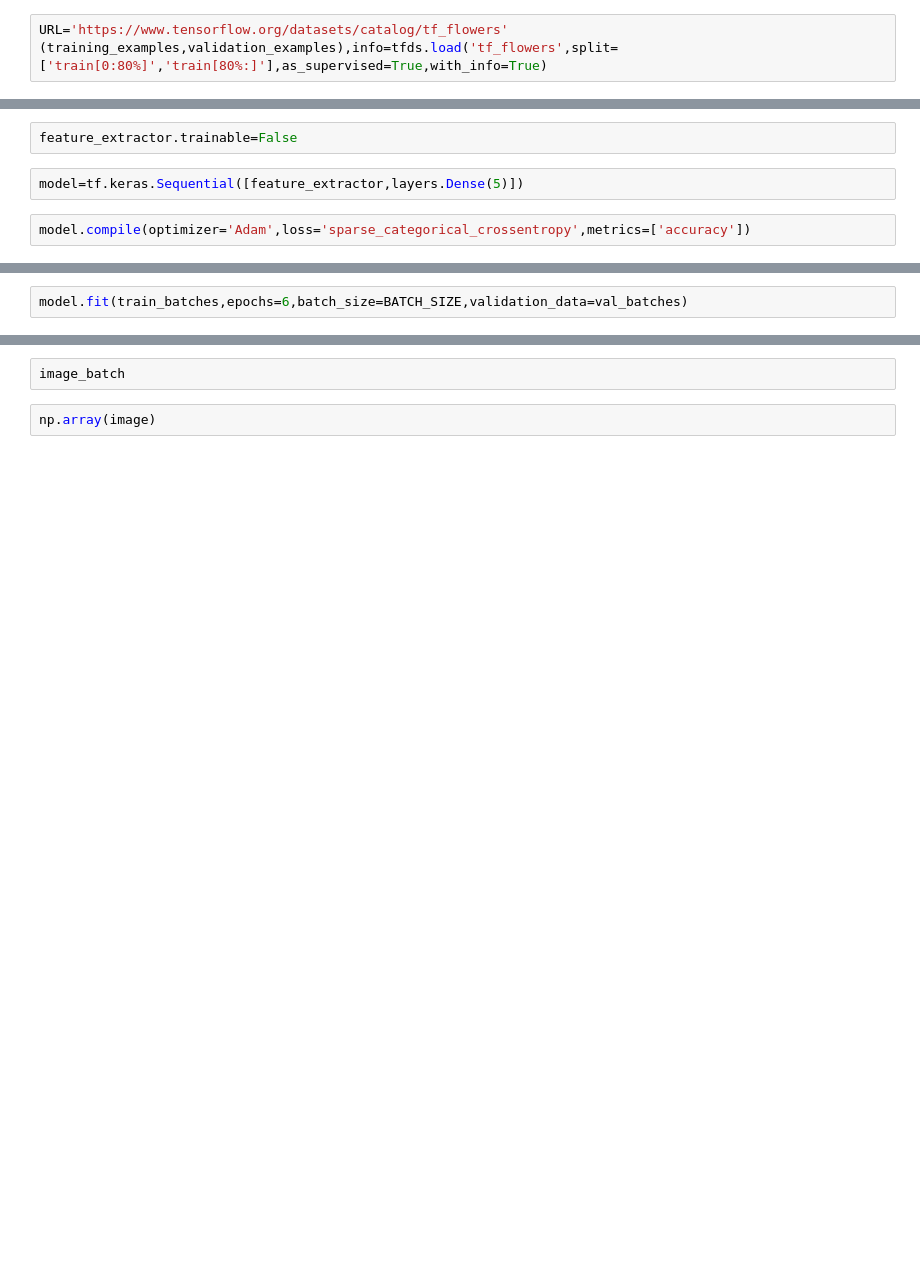
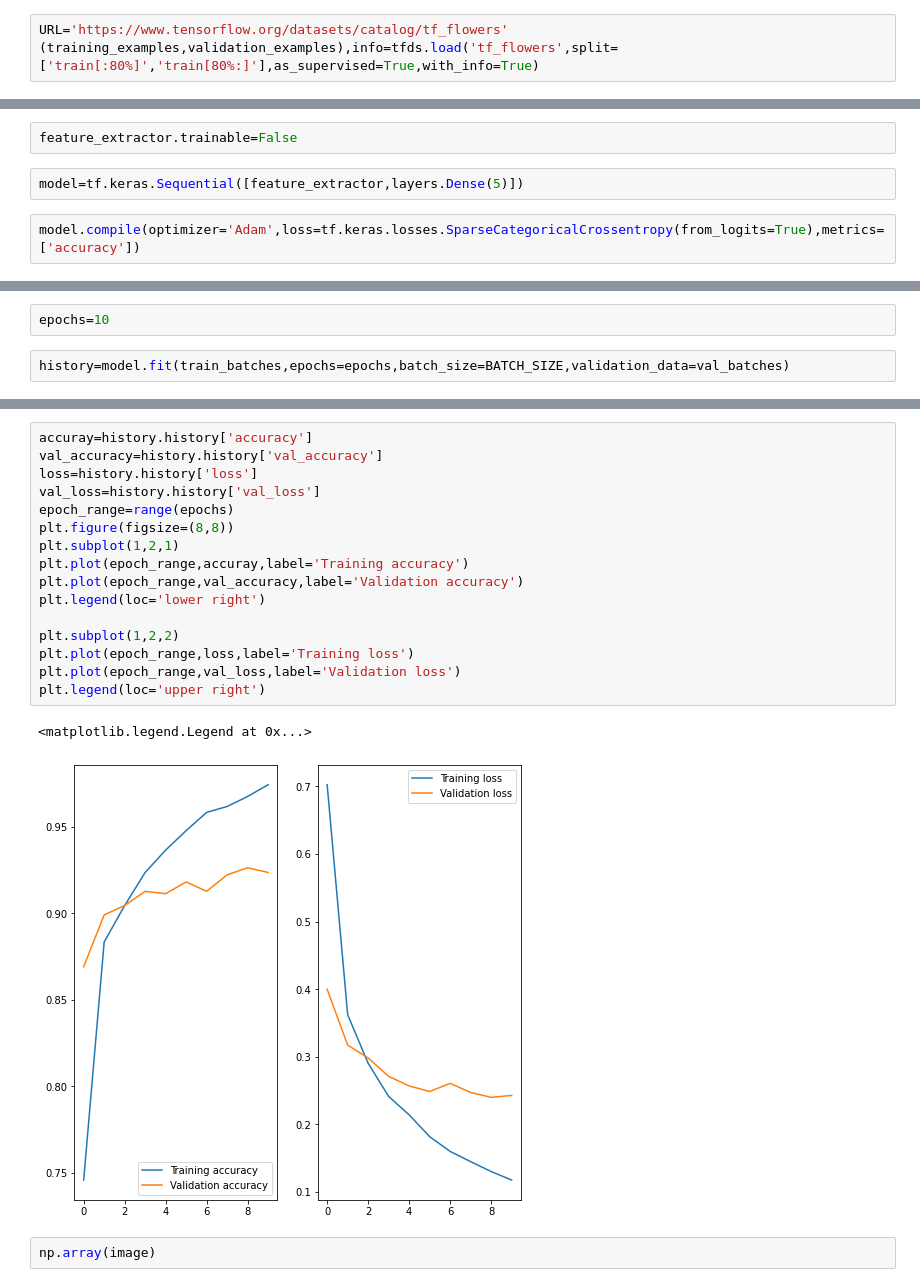
Before and after one commit to venkat2ram/Keras-and-Tensorflow, a Jupyter notebook: ud_L0602_TransferLearning_practice_flowers.ipynb, the cells around one changed output, grey strips where cells are left out. Drawn from its saved outputs; the diff is of its cells as text; blank space fills up the shorter version.

```diff
--- a/ud_L0602_TransferLearning_practice_flowers.ipynb
+++ b/ud_L0602_TransferLearning_practice_flowers.ipynb
@@ -10,4 +10,4 @@ import tensorflow_datasets as tfds
 import tensorflow_hub as hub
 # %%
 URL='https://www.tensorflow.org/datasets/catalog/tf_flowers'
-(training_examples,validation_examples),info=tfds.load('tf_flowers',split=['train[0:80%]','train[80%:]'],as_supervised=True,with_info=True)
+(training_examples,validation_examples),info=tfds.load('tf_flowers',split=['train[:80%]','train[80%:]'],as_supervised=True,with_info=True)
@@ -54,7 +47,7 @@ feature_extractor.trainable=False
 # %%
 model=tf.keras.Sequential([feature_extractor,layers.Dense(5)])
 # %%
-model.compile(optimizer='Adam',loss='sparse_categorical_crossentropy',metrics=['accuracy'])
+model.compile(optimizer='Adam',loss=tf.keras.losses.SparseCategoricalCrossentropy(from_logits=True),metrics=['accuracy'])
 # %%
 model.summary()
 # %% [output]
@@ -70,6 +63,8 @@ Total params: 2,264,389
 Trainable params: 6,405
 Non-trainable params: 2,257,984
 _________________________________________________________________
+# %%
+epochs=10
 # %%
-model.fit(train_batches,epochs=6,batch_size=BATCH_SIZE,validation_data=val_batches)
+history=model.fit(train_batches,epochs=epochs,batch_size=BATCH_SIZE,validation_data=val_batches)
 # %% [output]
@@ -89,5 +91,22 @@ Epoch 6/6
-# %%
-image_batch
+# %%
+accuray=history.history['accuracy']
+val_accuracy=history.history['val_accuracy']
+loss=history.history['loss']
+val_loss=history.history['val_loss']
+epoch_range=range(epochs)
+plt.figure(figsize=(8,8))
+plt.subplot(1,2,1)
+plt.plot(epoch_range,accuray,label='Training accuracy')
+plt.plot(epoch_range,val_accuracy,label='Validation accuracy')
+plt.legend(loc='lower right')
+
+plt.subplot(1,2,2)
+plt.plot(epoch_range,loss,label='Training loss')
+plt.plot(epoch_range,val_loss,label='Validation loss')
+plt.legend(loc='upper right')
+# %% [output]
+<matplotlib.legend.Legend at 0x...>
+[figure, added]
 # %%
 np.array(image)
 # %%
```
Also changed, not shown: parts of 3 cells of this notebook.
